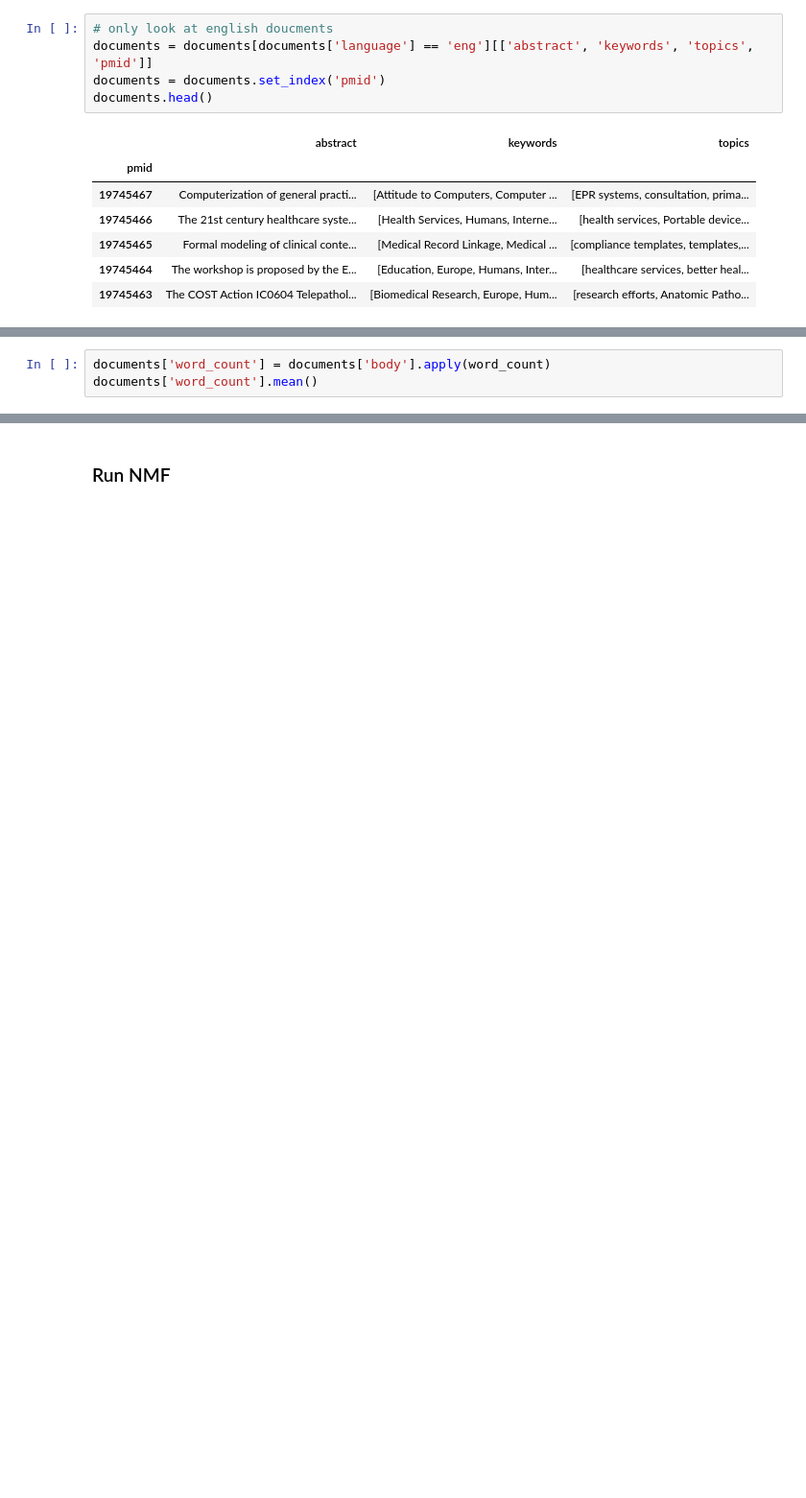
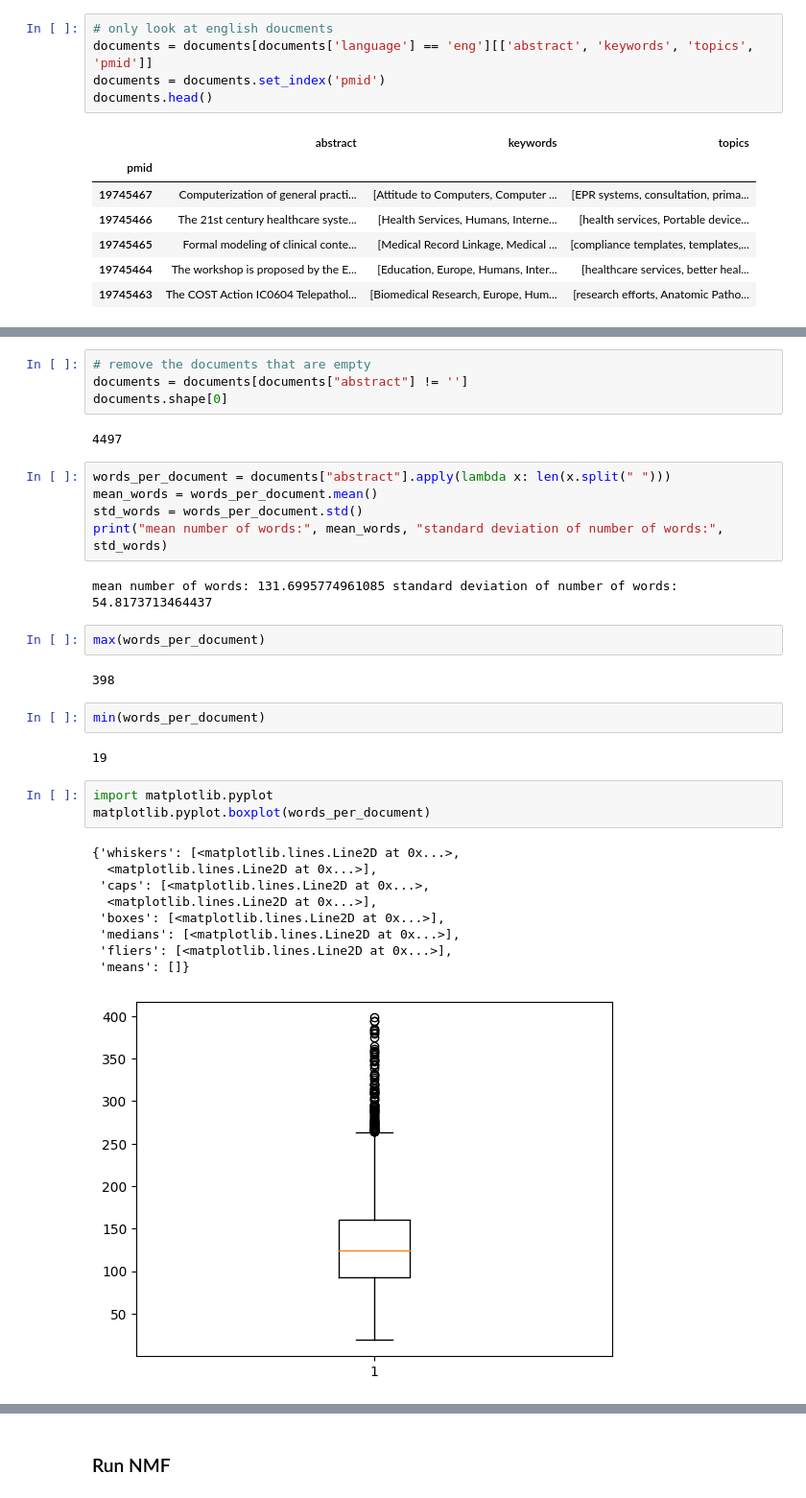
Before and after one commit to jjdrisco/Topic-Modeling_NMF-vs-BERTopic, a Jupyter notebook: NMF.ipynb, the cells around one changed output, grey strips where cells are left out. Shown at 96% size. Saved outputs shown, nothing was run; the diff lists cells and outputs as text; blank space fills up the shorter version.

```diff
--- a/NMF.ipynb
+++ b/NMF.ipynb
@@ -240,3 +43,34 @@ def word_count(text):
-# %%
-documents['word_count'] = documents['body'].apply(word_count)
-documents['word_count'].mean()
+# %%
+# remove the documents that are empty
+documents = documents[documents["abstract"] != '']
+documents.shape[0]
+# %% [output]
+4497
+# %%
+words_per_document = documents["abstract"].apply(lambda x: len(x.split(" ")))
+mean_words = words_per_document.mean()
+std_words = words_per_document.std()
+print("mean number of words:", mean_words, "standard deviation of number of words:", std_words)
+# %% [output]
+mean number of words: 131.6995774961085 standard deviation of number of words: 54.8173713464437
+# %%
+max(words_per_document)
+# %% [output]
+398
+# %%
+min(words_per_document)
+# %% [output]
+19
+# %%
+import matplotlib.pyplot
+matplotlib.pyplot.boxplot(words_per_document)
+# %% [output]
+{'whiskers': [<matplotlib.lines.Line2D at 0x...>,
+  <matplotlib.lines.Line2D at 0x...>],
+ 'caps': [<matplotlib.lines.Line2D at 0x...>,
+  <matplotlib.lines.Line2D at 0x...>],
+ 'boxes': [<matplotlib.lines.Line2D at 0x...>],
+ 'medians': [<matplotlib.lines.Line2D at 0x...>],
+ 'fliers': [<matplotlib.lines.Line2D at 0x...>],
+ 'means': []}
+[figure, added]
```
Also changed, not shown: parts of 15 cells of this notebook.
